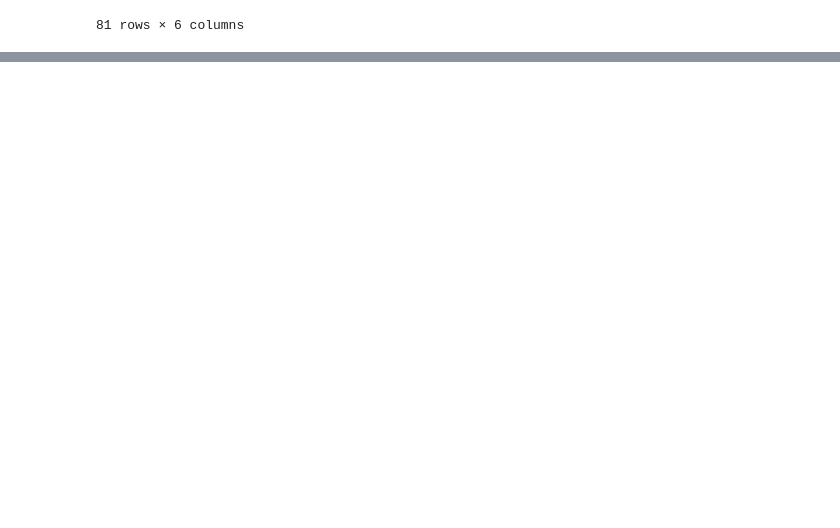
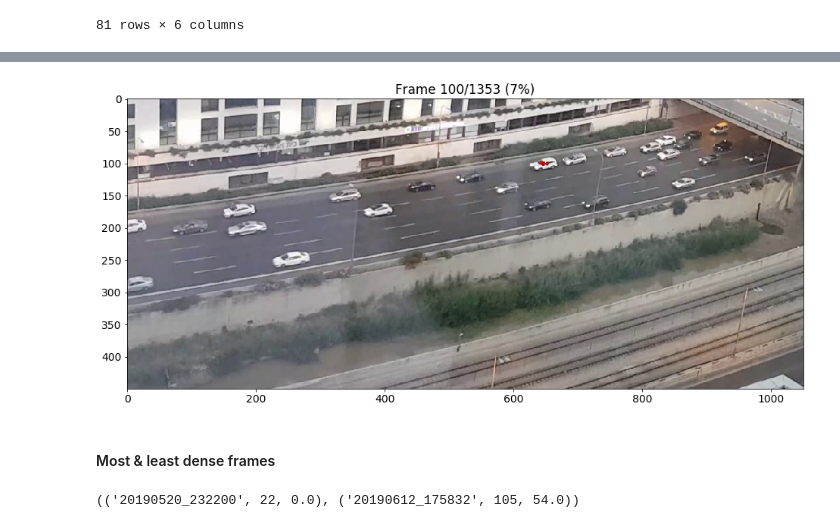
Before and after one commit to ido90/AyalonRoad, a Jupyter notebook: Analyzer/Analysis.ipynb, the cells around one changed output, grey strips where cells are left out. Drawn from its saved outputs; the diff is of its cells as text; code cells hidden in the pictures; blank space fills up the shorter version.

Commit message:
analysis outline + some general speed stuff

```diff
--- a/Analyzer/Analysis.ipynb
+++ b/Analyzer/Analysis.ipynb
@@ -133,0 +256,23 @@ Name: detections_per_frame, dtype: object
+# %%
+# slowest
+# consider saving video with skipped frames or larger frame rate
+bp.show_car('20190525_194340', 26, display=1, dots=False, self_track=1, goal_frame=100,
+            save_video='../Analysis/slowest_car_1943pm_3.9kmh', save_frame='../Analysis/slowest_car_1943pm_3.9kmh')
+# %% [output]
+[figure, added]
+# %% [markdown]
+#### Most & least dense frames
+# %%
+videos = bp.get_all_videos()
+dense = (None, None, 0)
+sparse = (None, None, np.inf)
+for video in videos:
+    with open(bp.DATA_DIR/f'{video:s}.pkl', 'rb') as f:
+        N = pkl.load(f)['N']
+        if N.max() > dense[2]:
+            dense = (video, N.argmax(), N.max())
+        if N.min() < sparse[2]:
+            sparse = (video, N.argmin(), N.min())
+sparse, dense
+# %% [output]
+(('20190520_232200', 22, 0.0), ('20190612_175832', 105, 54.0))
```
Also changed, not shown: parts of 27 cells of this notebook, 10 other files.
